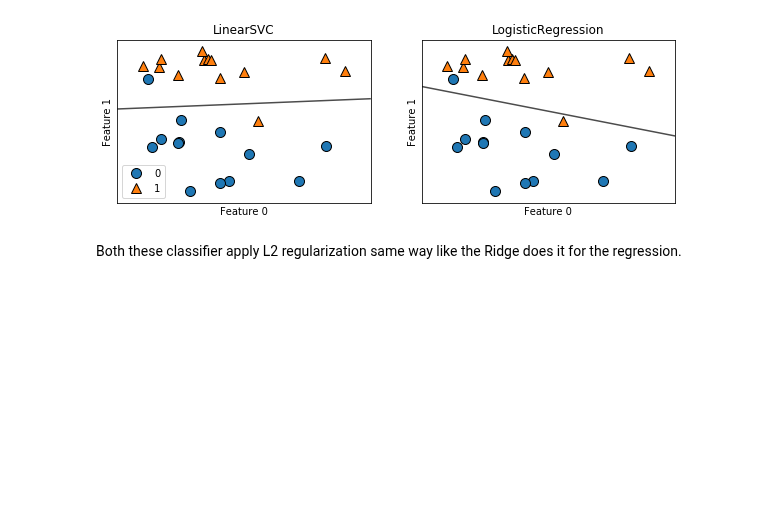
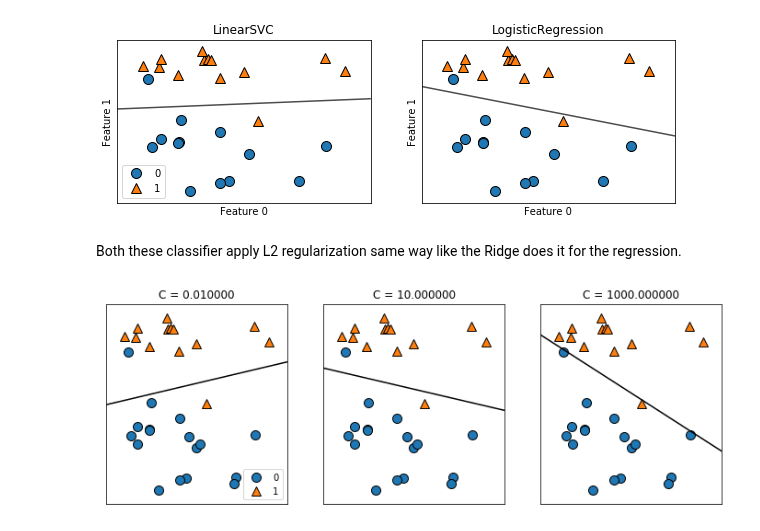
Before and after one commit to aryamanak10/Introduction-to-Machine-Learning-Book-Codes, a Jupyter notebook: Chapter 2.ipynb, the cells around one changed output. Drawn from its saved outputs; the diff is of its cells as text; code cells hidden in the pictures; blank space fills up the shorter version.

Commit message:
Linear Model for Classification

```diff
--- a/Chapter 2.ipynb
+++ b/Chapter 2.ipynb
@@ -345,3 +345,7 @@ axes[0].legend()
 [figure]
 # %% [markdown]
 Both these classifier apply L2 regularization same way like the Ridge does it for the regression.
+# %%
+mglearn.plots.plot_linear_svc_regularization()
+# %% [output]
+[figure, added]
```
